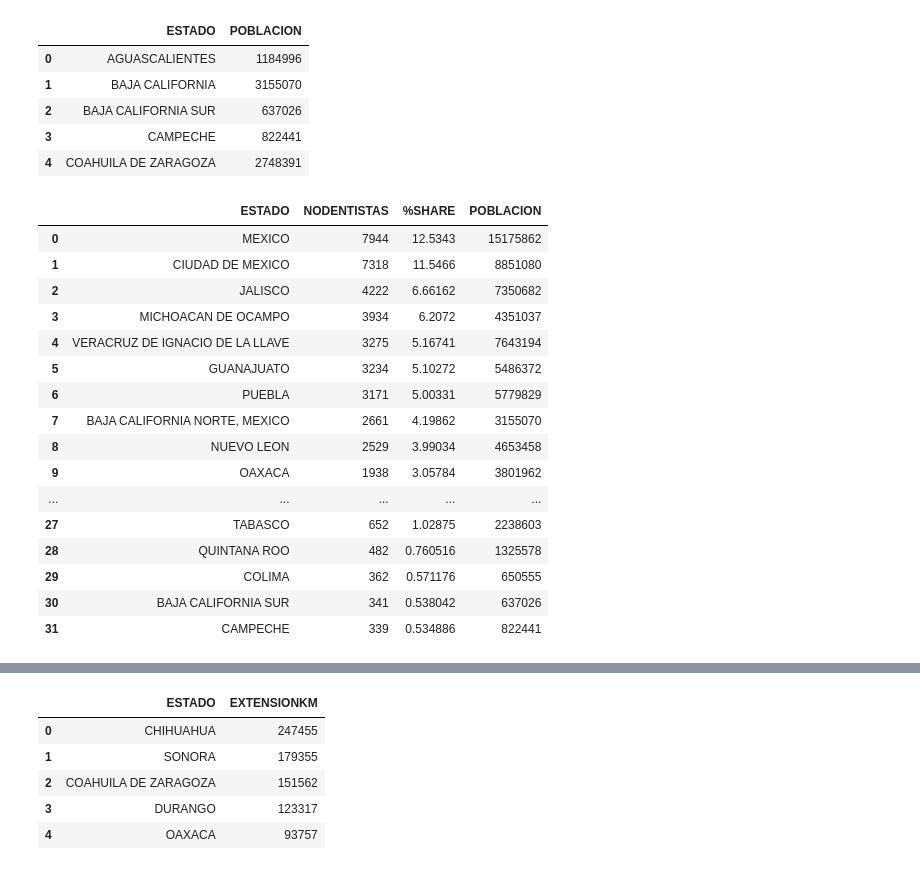
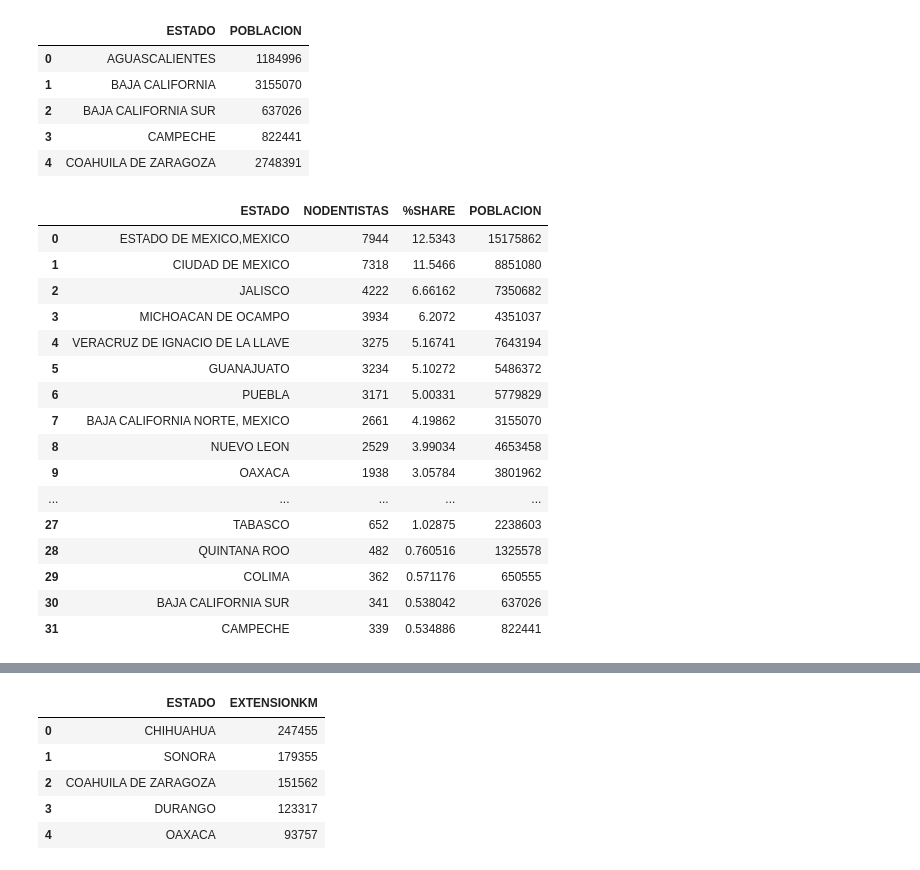
Before and after one commit to KACHIHUAHUA/Project1, a Jupyter notebook: P5DENTISTASMEX.ipynb, the cells around one changed output, grey strips where cells are left out. Drawn from its saved outputs; the diff is of its cells as text; code cells hidden in the pictures.

```diff
--- a/P5DENTISTASMEX.ipynb
+++ b/P5DENTISTASMEX.ipynb
@@ -278,11 +258,11 @@ poblacionxestado.head()
 # %%
 MERGEESTADODENTIS = pd.merge(RELACIONESTADODENTIS, poblacionxestado, on="ESTADO")
 MERGEESTADODENTIS['ESTADO'] = MERGEESTADODENTIS['ESTADO'].replace(
-    {'BAJA CALIFORNIA': 'BAJA CALIFORNIA NORTE, MEXICO', 'SONORA': 'SONORA, MEXICO','DURANGO':'DURANGO, MEXICO'})
+    {'BAJA CALIFORNIA': 'BAJA CALIFORNIA NORTE, MEXICO', 'SONORA': 'SONORA, MEXICO','DURANGO':'DURANGO, MEXICO','MEXICO':'ESTADO DE MEXICO,MEXICO'})
 MERGEESTADODENTIS
 # %% [output]
 |  | ESTADO | NODENTISTAS | %SHARE | POBLACION |
-| 0 | MEXICO | 7944 | 12.5343 | 15175862 |
+| 0 | ESTADO DE MEXICO,MEXICO | 7944 | 12.5343 | 15175862 |
 | 1 | CIUDAD DE MEXICO | 7318 | 11.5466 | 8851080 |
 | 2 | JALISCO | 4222 | 6.66162 | 7350682 |
 | 3 | MICHOACAN DE OCAMPO | 3934 | 6.2072 | 4351037 |
```
Also changed, not shown: parts of 13 cells of this notebook, 11 other files.
